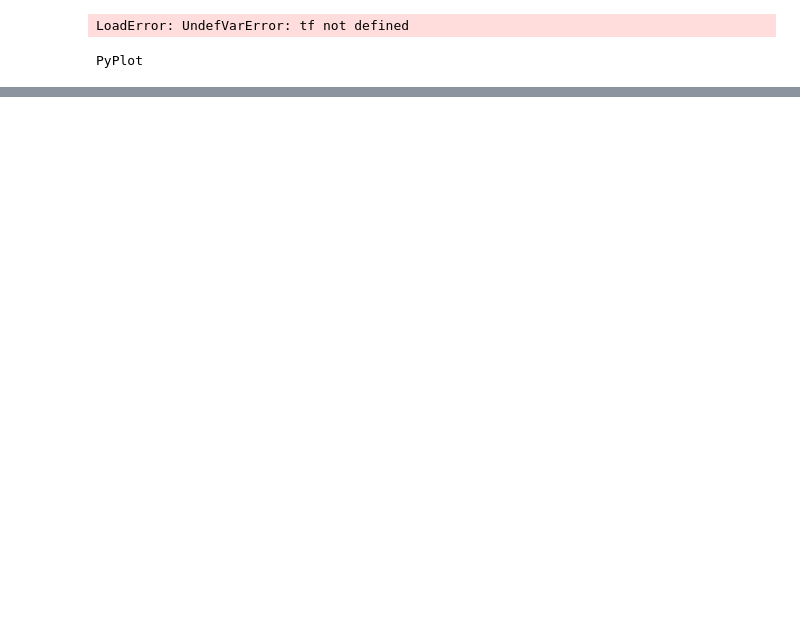
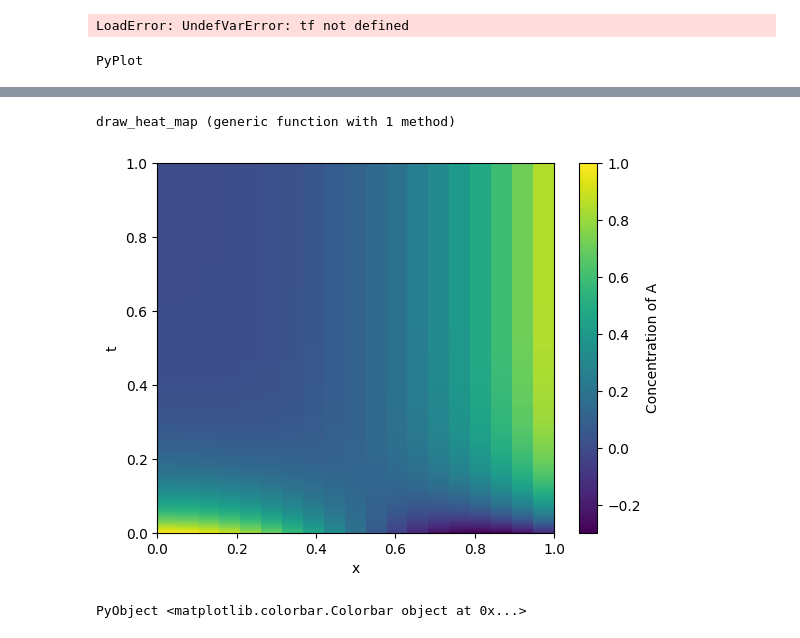
Before and after one commit to SimonEnsemble/RxnDfn, a Jupyter notebook: Solve_RXN_Diffn_Eqn.ipynb, the cells around one changed output, grey strips where cells are left out. Drawn from its saved outputs; the diff is of its cells as text; code cells hidden in the pictures; blank space fills up the shorter version.

```diff
--- a/Solve_RXN_Diffn_Eqn.ipynb
+++ b/Solve_RXN_Diffn_Eqn.ipynb
@@ -125,7 +199,16 @@ Length of Simulation (tf) - should be space time?
 # %%
+#Dirichlet BC Test
+function exact_u(x::Float64, t::Float64)
+        return 100 * exp(-t) * sin(π * x) #exp(-2 * t) * sin(5 * π * x) #Let L = 1
+end
+
 f(x::Float64, t::Float64, u::Float64) = 100 * (D * π^2 - 1.0) * (e ^ (-t)  * sin(π * x))
 u₀(x::Float64) = 100 * sin(π * x)
 
+bc = Dirichlet(0.0,0.0)
 D = 1.0
-const Nₓ = 20
+Nₓ = 20
+st = SpaceTime(1.0, 1.0)
+
+t, x, u = solve_rxn_diffn_eqn(f, u₀, bc, D, Nₓ, st)
 # %% [output]
@@ -200,0 +257,35 @@ LoadError: UndefVarError: t not defined
+# %%
+u_e = zeros(Float64, Nₓ, Nₜ)
+for i = 1:Nₓ
+    for j = 1:Nₜ
+        u_e[i,j] = exact_u(x[i], t[j])
+    end
+end
+
+function draw_heat_map(x, t, u)
+    Nₜ = length(t)
+
+    X = similar(transpose(u))
+    T = similar(transpose(u))
+
+    for i = 1:Nₜ
+        X[i,:] = x
+    end
+
+    for i = 1:Nₓ
+        T[:,i] = t
+    end
+
+    plt.figure()
+    plt.pcolormesh(X,T, transpose(u))
+    plt.xlabel("x")
+    plt.ylabel("t")
+    plt.colorbar(label="Concentration of A")
+end
+# %% [output]
+draw_heat_map (generic function with 1 method)
+# %%
+draw_heat_map(x,t,u_e)
+# %% [output]
+[figure, added]
+PyObject <matplotlib.colorbar.Colorbar object at 0x...>
```
Also changed, not shown: parts of 16 cells of this notebook, 1 other file.
